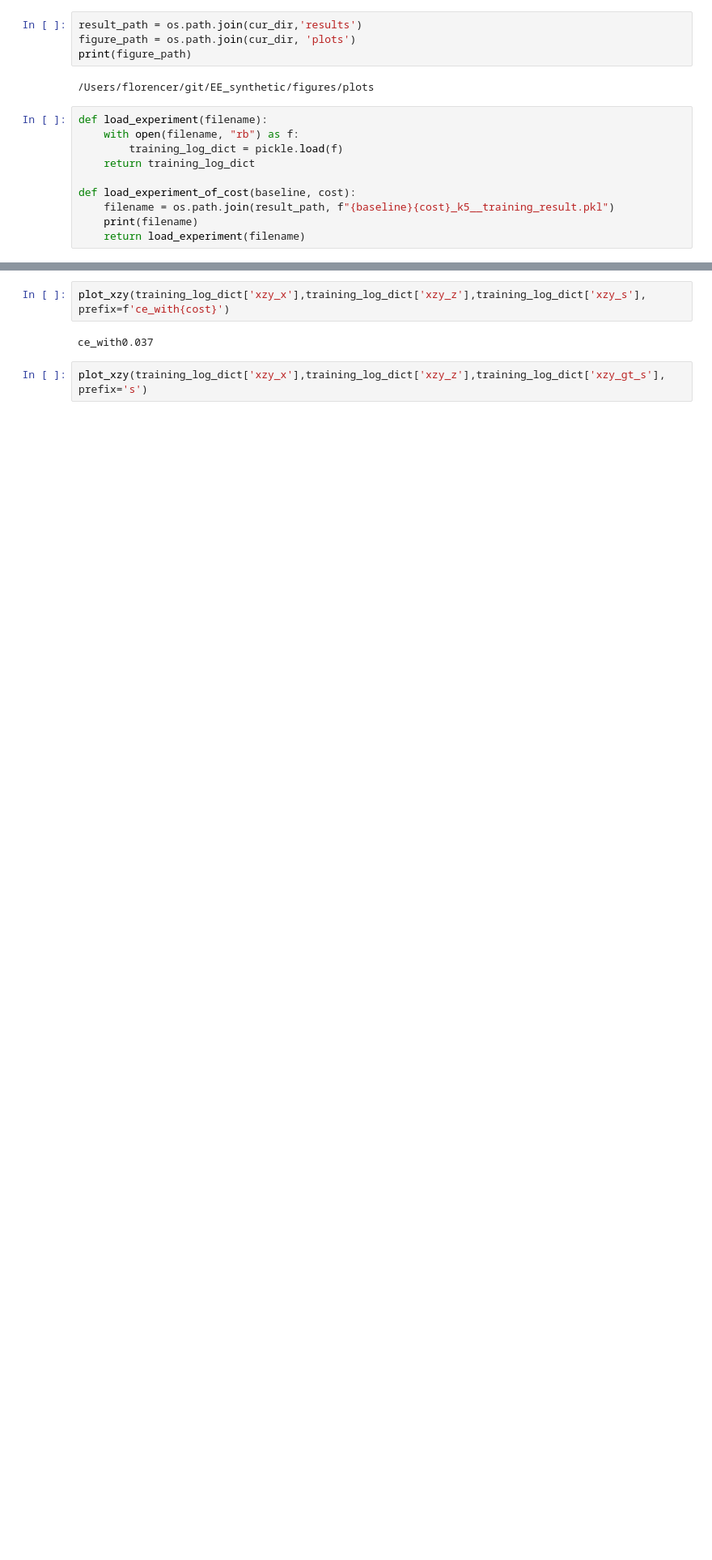
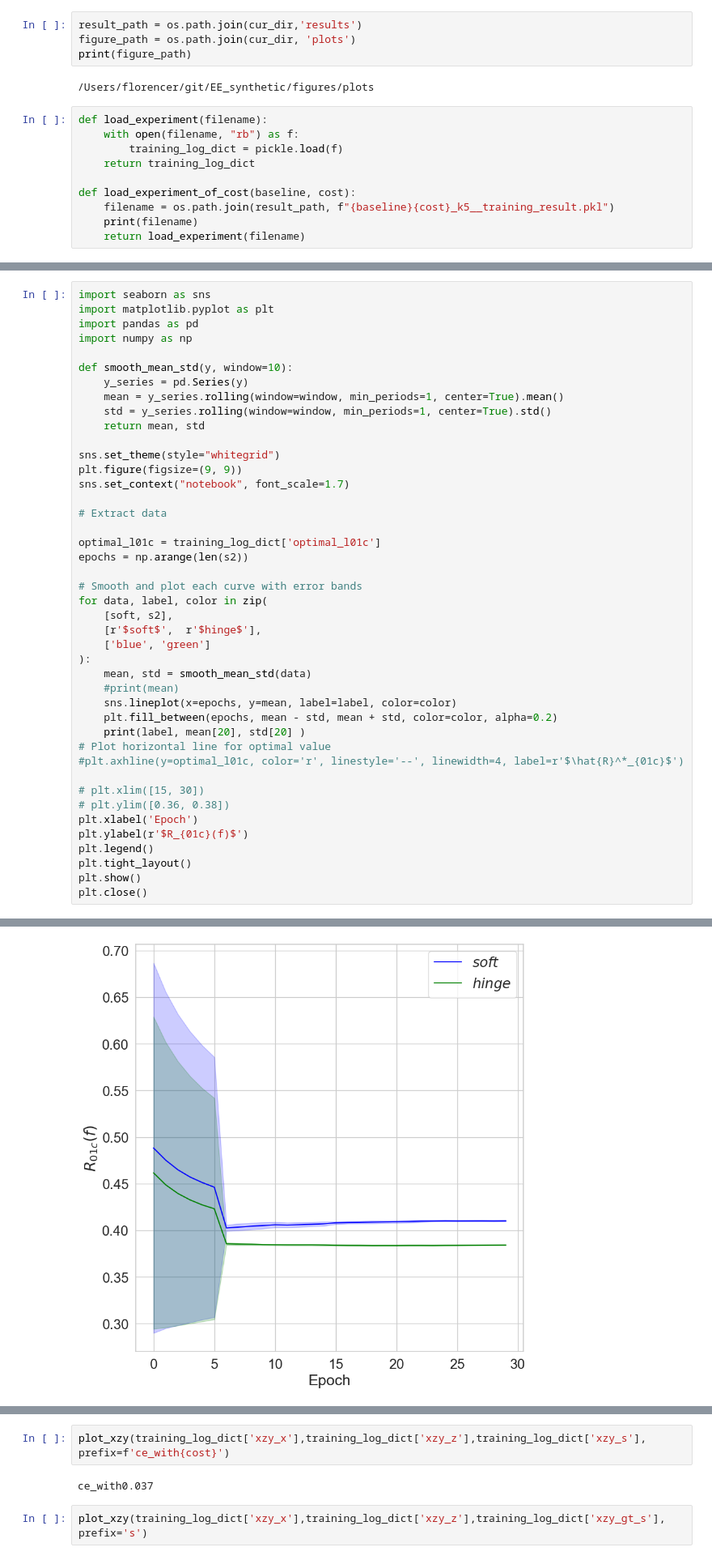
Before and after one commit to joseph-cotnareanu/EE_synthetic, a Jupyter notebook: figures/plot_results.ipynb, the cells around one changed output, grey strips where cells are left out. Shown at 81% size. Saved outputs shown, nothing was run; the diff lists cells and outputs as text; blank space fills up the shorter version.

```diff
--- a/figures/plot_results.ipynb
+++ b/figures/plot_results.ipynb
@@ -55,0 +78,44 @@ plt.close()
+# %%
+import seaborn as sns
+import matplotlib.pyplot as plt
+import pandas as pd
+import numpy as np
+
+def smooth_mean_std(y, window=10):
+    y_series = pd.Series(y)
+    mean = y_series.rolling(window=window, min_periods=1, center=True).mean()
+    std = y_series.rolling(window=window, min_periods=1, center=True).std()
+    return mean, std
+
+sns.set_theme(style="whitegrid")
+plt.figure(figsize=(9, 9))
+sns.set_context("notebook", font_scale=1.7)
+
+# Extract data
+
+optimal_l01c = training_log_dict['optimal_l01c']
+epochs = np.arange(len(s2))
+
+# Smooth and plot each curve with error bands
+for data, label, color in zip(
+    [soft, s2],
+    [r'$soft$',  r'$hinge$'],
+    ['blue', 'green']
+):
+    mean, std = smooth_mean_std(data)
+    #print(mean)
+    sns.lineplot(x=epochs, y=mean, label=label, color=color)
+    plt.fill_between(epochs, mean - std, mean + std, color=color, alpha=0.2)
+    print(label, mean[20], std[20] )
+# Plot horizontal line for optimal value
+#plt.axhline(y=optimal_l01c, color='r', linestyle='--', linewidth=4, label=r'$\hat{R}^*_{01c}$')
+
+# plt.xlim([15, 30])
+# plt.ylim([0.36, 0.38])
+plt.xlabel('Epoch')
+plt.ylabel(r'$R_{01c}(f)$')
+plt.legend()
+plt.tight_layout()
+plt.show()
+plt.close()
+# %% [output]
@@ -55,0 +124 @@ plt.close()
+[figure, added]
```
Also changed, not shown: parts of 6 cells of this notebook, 38 other files.
